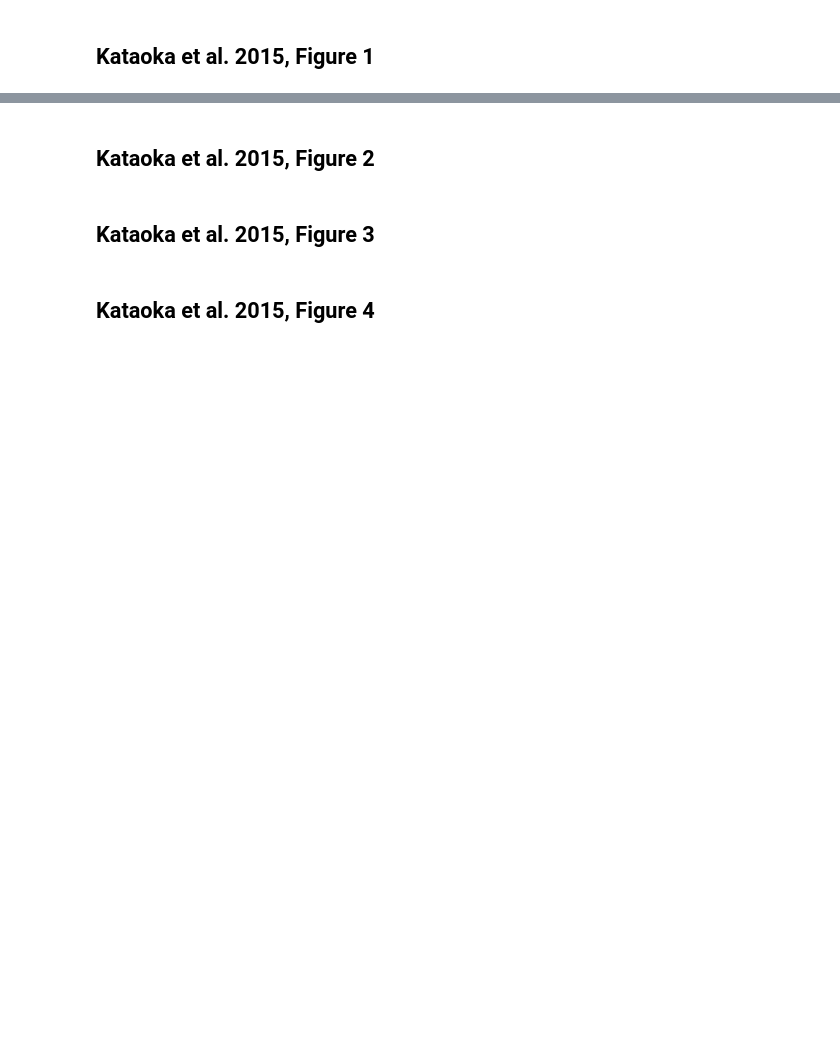
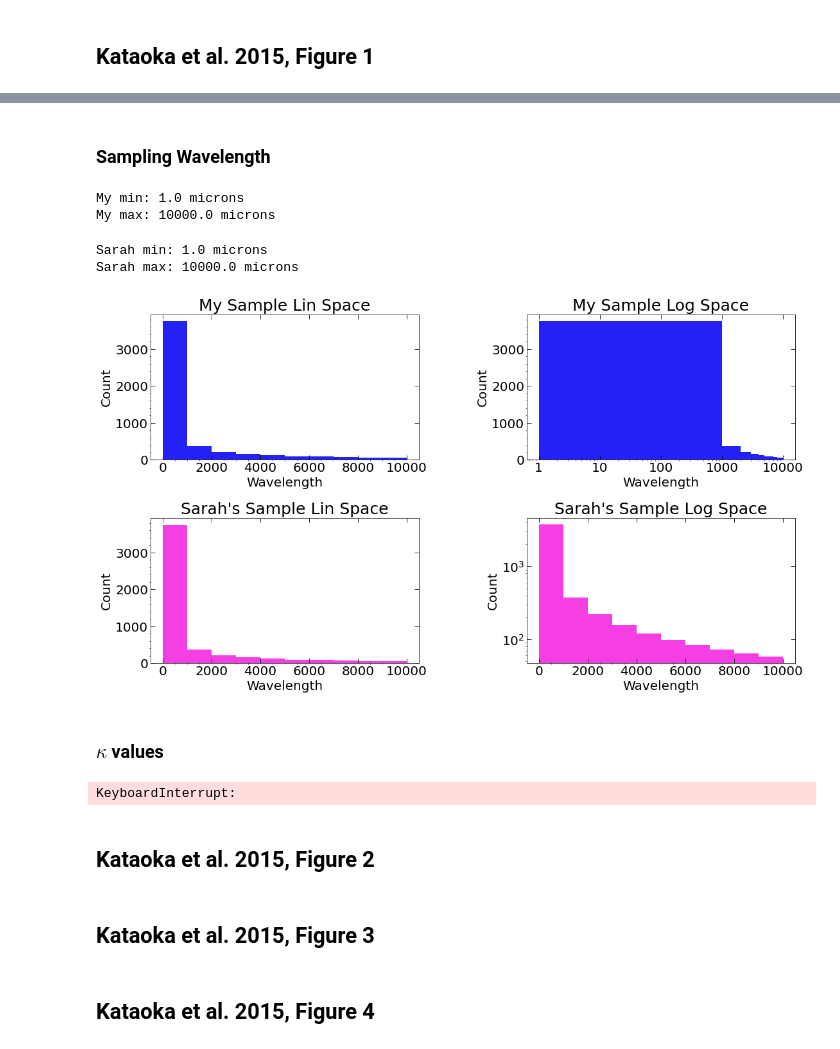
Before and after one commit to audreyburggraf/MastersThesis, a Jupyter notebook: PLOTTING C29 989/Dust Models.ipynb, the cells around one changed output, grey strips where cells are left out. Drawn from its saved outputs; the diff is of its cells as text; code cells hidden in the pictures; blank space fills up the shorter version.

```diff
--- a/PLOTTING C29 989/Dust Models.ipynb
+++ b/PLOTTING C29 989/Dust Models.ipynb
@@ -60,0 +161,2 @@ TypeError: efficiencies() missing 1 required positional argument: 'lambda0'
+# %% [markdown]
+### Sampling Wavelength
@@ -60,0 +165,76 @@ TypeError: efficiencies() missing 1 required positional argument: 'lambda0'
+# %%
+my_wavelength_sample = np.logspace(0, 4, N1)
+
+my_min = np.min(my_wavelength_sample)
+my_max = np.max(my_wavelength_sample)
+
+print(rf"My min: {my_min} microns")
+print(rf"My max: {my_max} microns")
+# %% [output]
+My min: 1.0 microns
+My max: 10000.0 microns
+# %%
+logwave_vals = np.linspace(0,4,5000)
+wave_vals = 10**logwave_vals
+
+sarah_min = np.min(wave_vals)
+sarah_max = np.max(wave_vals)
+
+print(rf"Sarah min: {sarah_min} microns")
+print(rf"Sarah max: {sarah_max} microns")
+# %% [output]
+Sarah min: 1.0 microns
+Sarah max: 10000.0 microns
+# %%
+lambda_micron_array = wave_vals
+# %%
+my_sample = lambda_micron_array
+sarahs_sample = wave_vals
+
+bins = 10
+
+fig, ax = plt.subplots(2, 2, figsize=(18, 10))
+
+ax[0, 0].hist(my_wavelength_sample,     bins = bins, color = blue)
+ax[0, 1].hist(my_wavelength_sample,     bins = bins, color = blue)
+ax[1, 0].hist(wave_vals,                bins = bins, color = pink)
+ax[1, 1].hist(wave_vals,                bins = bins, color = pink)
+
+
+ax[0, 0].set_title("My Sample Lin Space", fontsize = title_fs)
+ax[0, 1].set_title("My Sample Log Space", fontsize = title_fs)
+ax[1, 0].set_title("Sarah's Sample Lin Space", fontsize = title_fs)
+ax[1, 1].set_title("Sarah's Sample Log Space", fontsize = title_fs)
+
+# Make axes log if needed
+ax[0, 1].set_xscale('log')
+ax[1, 1].set_yscale('log')
+
+for i in range(2):
+    for j in range(2):
+        # Add axis labels
+        ax[i, j].set_xlabel('Wavelength', fontsize=axis_label_fs)
+        ax[i, j].set_ylabel('Count', fontsize=axis_label_fs)
+
+
+        # Adjust ticks
+        ax[i, j].minorticks_on()
+        ax[i, j].tick_params(axis="x", which="major", direction="in", bottom=True, top=True, length=7, labelsize=axis_num_fs)
+        ax[i, j].tick_params(axis="y", which="major", direction="in", left=True, right=True, length=7, labelsize=axis_num_fs)
+
+        # Remove scientific notation from x-axis
+        ax[i, j].xaxis.set_major_formatter(ScalarFormatter(useMathText=False))
+        ax[i, j].ticklabel_format(style='plain', axis='x')
+
+# Add spacing between subplots
+plt.subplots_adjust(wspace=0.4)
+plt.subplots_adjust(hspace=0.4)
+# %% [output]
+[figure, added]
+# %% [markdown]
+### $\kappa$ values
+# %%
+kappa_abs_1,   kappa_sca_1   = calculate_kappa_wavelength(1,   lambda_micron_array, density_g_cm3, N_dustgrains = 10)
+kappa_abs_100, kappa_sca_100 = calculate_kappa_wavelength(100, lambda_micron_array, density_g_cm3, N_dustgrains = 10)
+# %% [output]
+KeyboardInterrupt:
```
Also changed, not shown: parts of 29 cells of this notebook, 8 other files.
